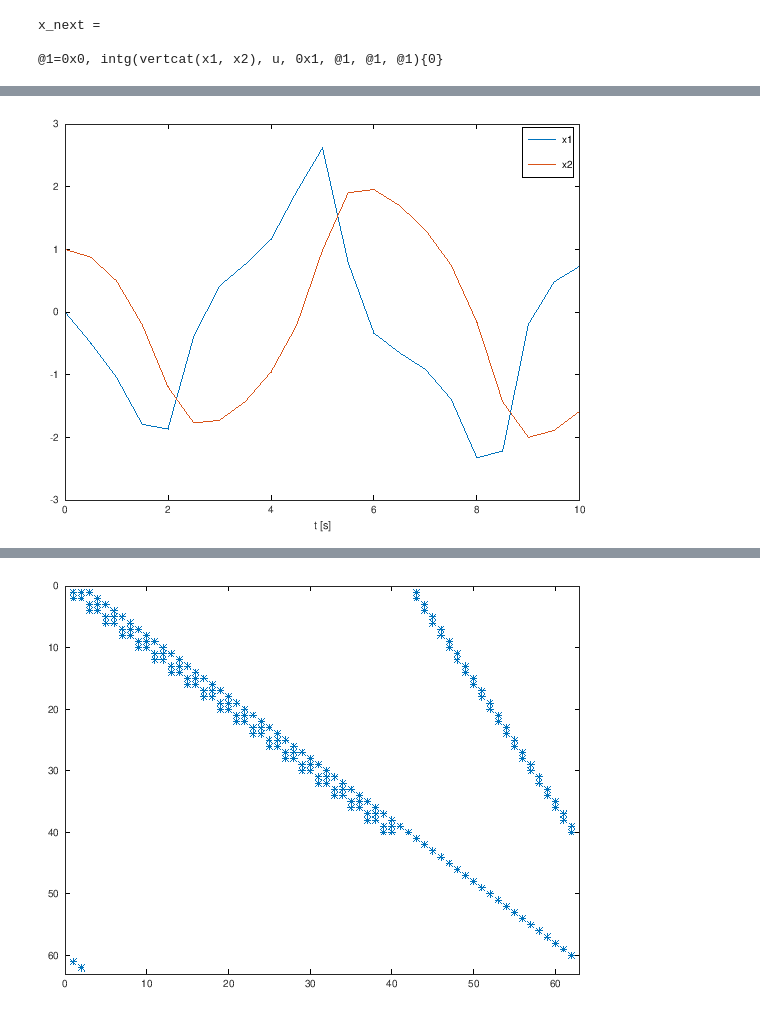
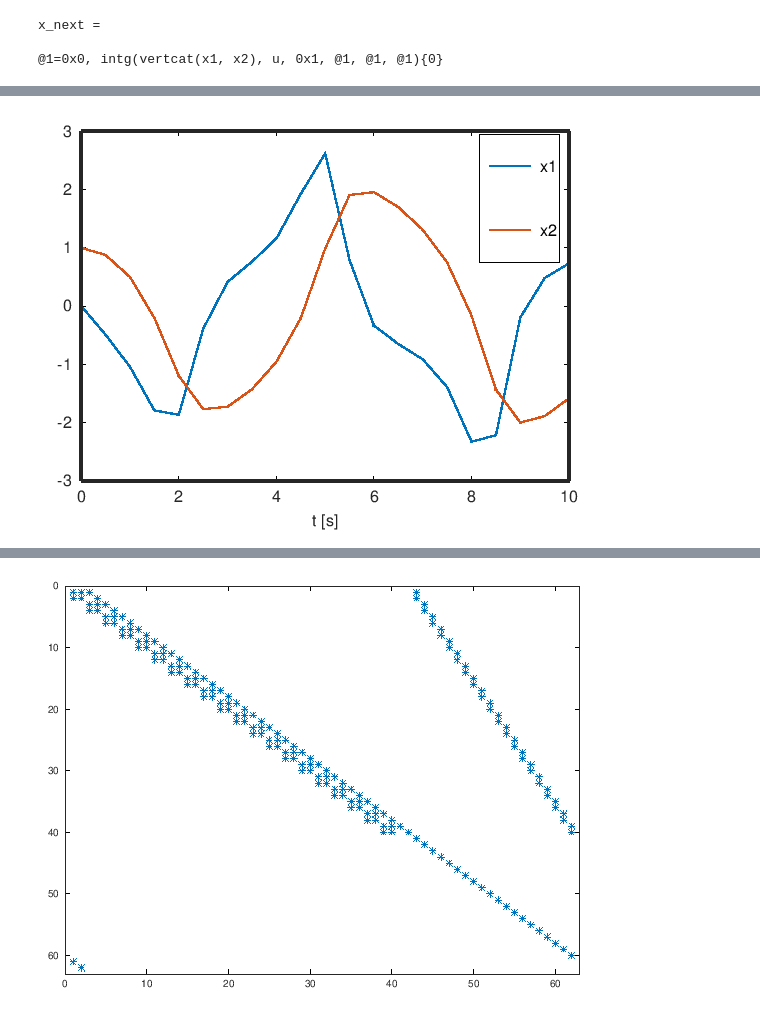
Before and after one commit to jgillis/blux_presentation, a Jupyter notebook: index.ipynb, the cells around one changed output, grey strips where cells are left out. Drawn from its saved outputs; the diff is of its cells as text; code cells hidden in the pictures.

```diff
--- a/index.ipynb
+++ b/index.ipynb
@@ -39,20 +39,13 @@ Benelux-meeting 2019
 # %%
 import casadi.*
 
-T = 10; % Time horizon
-N = 20; % Number of control intervals
+x1 = MX.sym('x1'); % States
+x2 = MX.sym('x2');
+x  = [x1; x2];
+u  = MX.sym('u'); % Controls
 
-tgrid = linspace(0,T,N+1);
-% States (symbolic)
-x1 = MX.sym('x1');
-x2 = MX.sym('x2');
-x = [x1; x2];
-% Controls (symbolic)
-u = MX.sym('u');
+% Van der Pol oscillator system  (nonlinear ODE)
+ode = [(1-x2^2)*x1 - x2 + u; x1];
 
-% Van der Pol oscillator system:
-%  nonlinear ODE
-dae = struct;
-dae.ode = [(1-x2^2)*x1 - x2 + u; x1];
-dae.x = x;
-dae.p = u;
+f = Function('f',{x,u},{ode},{'x','u'},{'ode'})
+f([0.2;0.8],0.1)
@@ -59,9 +62,19 @@ dae.p = u;
 # %%
+T = 10; % Time horizon
+N = 20; % Number of control intervals
+
 % Integrator to discretize the system
 intg_options = struct;
 intg_options.tf = T/N;
 intg_options.simplify = true;
 intg_options.number_of_finite_elements = 4;
+
+% DAE problem structure
+dae = struct;
+dae.x = x;         % What are states?
+dae.p = u;         % What is fixed suring the integration horizon?
+dae.ode = f(x,u);  % Expression for the right-hand side
+
 intg = integrator('intg','rk',dae,intg_options)
 # %% [output]
 intg =
@@ -88,16 +109,17 @@ ans =
 [[-0.432275, -0.432493, -0.493872],
  [0.90696, 0.903132, 0.876087]]
 # %%
-x_next = getfield(intg('x0',x,'p',u),'xf')
+res = intg('x0',x,'p',u); % Evaluate with symbols
+x_next = res.xf
 # %% [output]
 x_next =
 
 @1=0x0, intg(vertcat(x1, x2), u, 0x1, @1, @1, @1){0}
 # %%
 % Simplify API to (x,u)->(x_next)
-F = Function('F',{x,u},{x_next},{'x0','u'},{'xf'})
+F = Function('F',{x,u},{x_next},{'x','u'},{'x_next'})
 F([0;1],0)
-F([0;1],0.1)
+F([0.1;0.9],0.1)
 # %% [output]
 F =
 
@@ -124,7 +148,12 @@ mapaccum_F:(x0[2],u[1x20])->(xf[2x20]) MXFunction
 # %%
+x0 = [0;1];
+res = sim(x0,zeros(1,N));
+
 figure
+tgrid = linspace(0,T,N+1);
 plot(tgrid,full([x0 res]));
 legend('x1','x2');
 xlabel('t [s]');
+nice_fig
 # %% [output]
-[figure, old version]
+[figure, new version]
```
Also changed, not shown: parts of 89 cells of this notebook.
